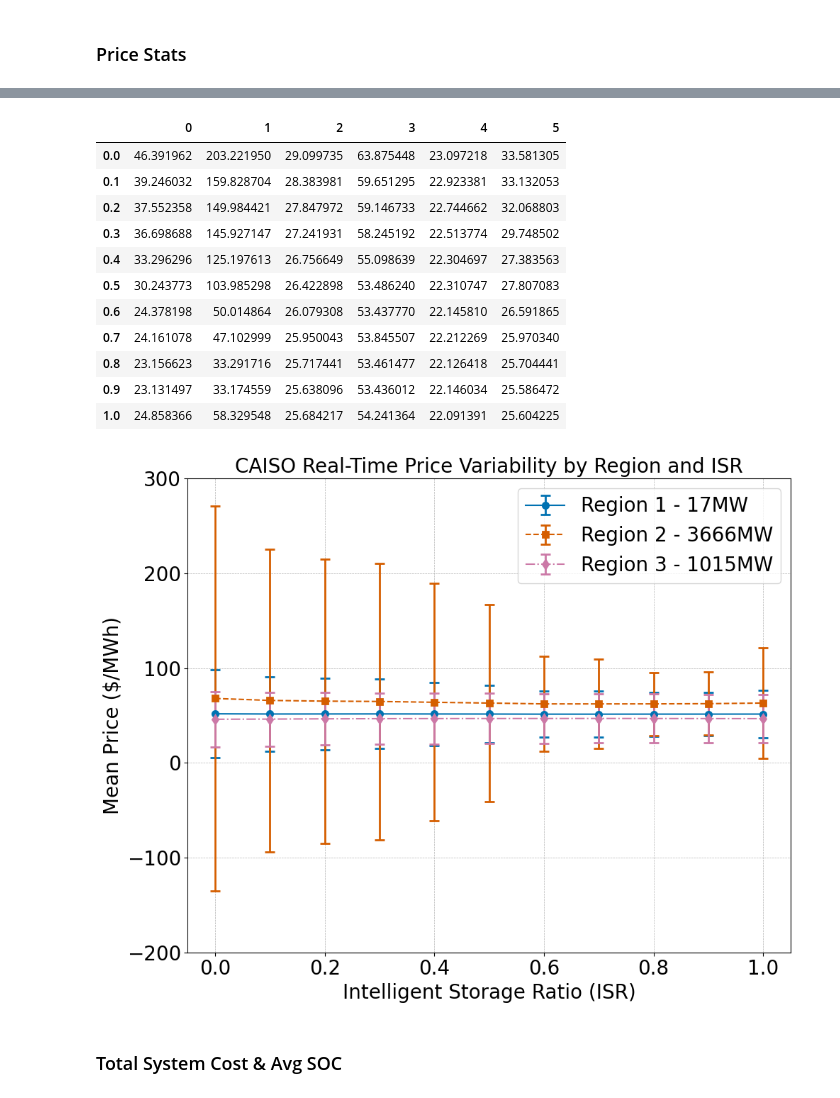
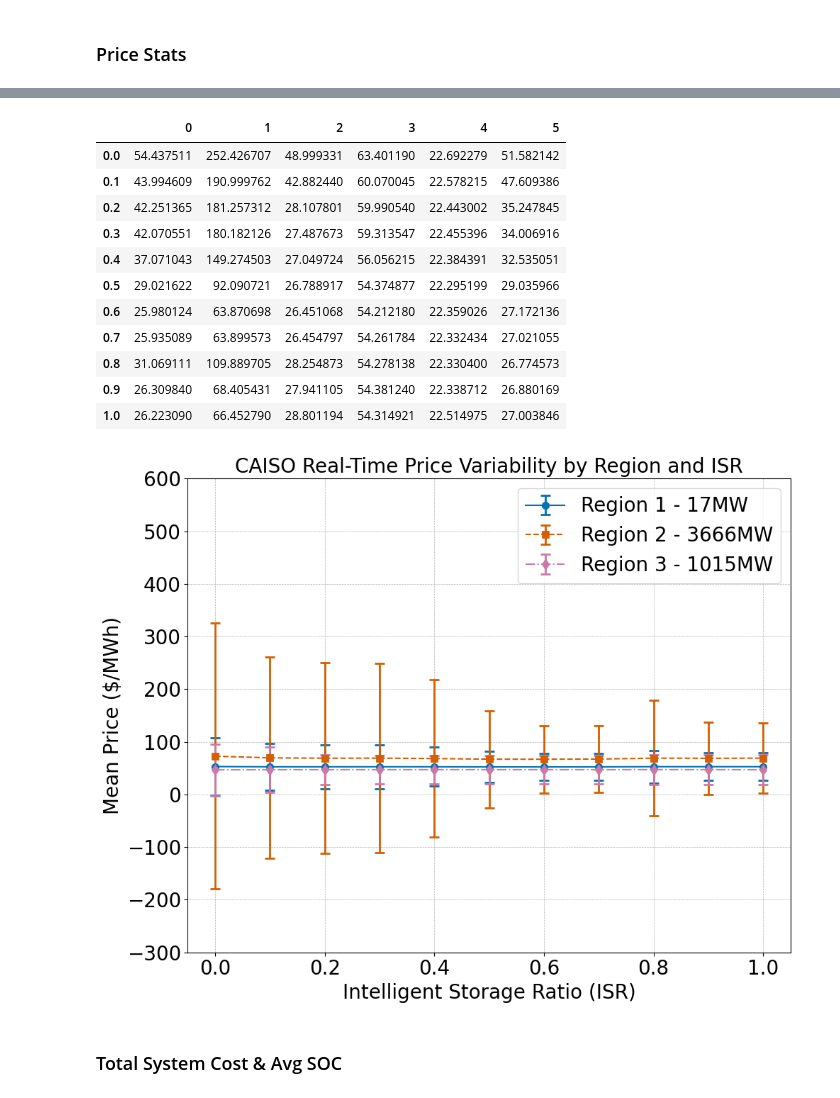
Before and after one commit to niklauskun/STESTS, a Jupyter notebook: Diagnose.ipynb, the cells around one changed output, grey strips where cells are left out. Saved outputs shown, nothing was run; the diff lists cells and outputs as text; code cells hidden in the pictures.

```diff
--- a/Diagnose.ipynb
+++ b/Diagnose.ipynb
@@ -14,10 +14,12 @@ eta = 0.9
 # case_template = 'Strategic/PriceCap/2022_ED1_Strategic_true_FORB_true_ratio{}_Seg1_BAW0_Fuel2.0_NLC1.2_Error0.25NegativeRenew_1.0-2.0-2.0-2.0-2.0'
 # case_template = 'Strategic/Exp1.2/2022/ED1_Strategic_true_FORB_true_ratio{}_Seg5_BAW0_1.0-2.0-2.0-2.0-2.0'
 # case_template = 'Strategic/Cases/20GW/ED1_Strategic_true_FORB_true_ratio{}_Seg1_BAW0_BSESCbid0.5'
-case_template = 'Strategic/9000VOLL/ED1_Strategic_true_FORB_true_ratio{}_Seg1_BAW0_BSESCbid0.5_LDESRatio_1.0_LDESDur_4'
+# case_template = 'Strategic/9000VOLL/ED1_Strategic_true_FORB_true_ratio{}_Seg1_BAW0_BSESCbid0.5_LDESRatio_1.0_LDESDur_4'
+case_template = 'Strategic/9000VOLL/5GW_ED1_Strategic_true_FORB_true_ratio{}_Seg1'
 
 
 ratios = [round(i * 0.1, 1) for i in range(11)]
+# ratios = [round(i * 0.2, 1) for i in range(6)]
 
 ### For random bidding model seletction
 # case_template = 'Strategic/2022/UC25ED{}_Strategic_true_ratio1.0_Seg1_BAW0_MC20.0_hetefalse'
@@ -78,17 +80,17 @@ mean_prices_df
 std_prices_df
 # %% [output]
 |  | 0 | 1 | 2 | 3 | 4 | 5 |
-| 0.0 | 46.391962 | 203.221950 | 29.099735 | 63.875448 | 23.097218 | 33.581305 |
-| 0.1 | 39.246032 | 159.828704 | 28.383981 | 59.651295 | 22.923381 | 33.132053 |
-| 0.2 | 37.552358 | 149.984421 | 27.847972 | 59.146733 | 22.744662 | 32.068803 |
-| 0.3 | 36.698688 | 145.927147 | 27.241931 | 58.245192 | 22.513774 | 29.748502 |
-| 0.4 | 33.296296 | 125.197613 | 26.756649 | 55.098639 | 22.304697 | 27.383563 |
-| 0.5 | 30.243773 | 103.985298 | 26.422898 | 53.486240 | 22.310747 | 27.807083 |
-| 0.6 | 24.378198 | 50.014864 | 26.079308 | 53.437770 | 22.145810 | 26.591865 |
-| 0.7 | 24.161078 | 47.102999 | 25.950043 | 53.845507 | 22.212269 | 25.970340 |
-| 0.8 | 23.156623 | 33.291716 | 25.717441 | 53.461477 | 22.126418 | 25.704441 |
-| 0.9 | 23.131497 | 33.174559 | 25.638096 | 53.436012 | 22.146034 | 25.586472 |
-| 1.0 | 24.858366 | 58.329548 | 25.684217 | 54.241364 | 22.091391 | 25.604225 |
+| 0.0 | 54.437511 | 252.426707 | 48.999331 | 63.401190 | 22.692279 | 51.582142 |
+| 0.1 | 43.994609 | 190.999762 | 42.882440 | 60.070045 | 22.578215 | 47.609386 |
+| 0.2 | 42.251365 | 181.257312 | 28.107801 | 59.990540 | 22.443002 | 35.247845 |
+| 0.3 | 42.070551 | 180.182126 | 27.487673 | 59.313547 | 22.455396 | 34.006916 |
+| 0.4 | 37.071043 | 149.274503 | 27.049724 | 56.056215 | 22.384391 | 32.535051 |
+| 0.5 | 29.021622 | 92.090721 | 26.788917 | 54.374877 | 22.295199 | 29.035966 |
+| 0.6 | 25.980124 | 63.870698 | 26.451068 | 54.212180 | 22.359026 | 27.172136 |
+| 0.7 | 25.935089 | 63.899573 | 26.454797 | 54.261784 | 22.332434 | 27.021055 |
+| 0.8 | 31.069111 | 109.889705 | 28.254873 | 54.278138 | 22.330400 | 26.774573 |
+| 0.9 | 26.309840 | 68.405431 | 27.941105 | 54.381240 | 22.338712 | 26.880169 |
+| 1.0 | 26.223090 | 66.452790 | 28.801194 | 54.314921 | 22.514975 | 27.003846 |
 # %%
 # Assuming mean_prices_df and std_prices_df are already defined
 # Selecting the columns for Regions 1, 2, and 3
@@ -101,35 +103,35 @@ isr_values = mean_prices.index
 
 # New colors and error bar theme
 new_colors = ['#0072B2', '#D55E00', '#CC79A7']  # Updated color palette
 new_labels = ['Region 1 - 17MW', 'Region 2 - 3666MW', 'Region 3 - 1015MW']
 line_styles = ['-', '--', '-.']  # Different line styles for visual distinction
 marker_styles = ['o', 's', 'd']  # Different marker styles for each region
 plt.figure(figsize=(10, 8))
 
 for region, color, label, line_style, marker_style in zip(regions, new_colors, new_labels, line_styles, marker_styles):
     plt.errorbar(isr_values, mean_prices.iloc[:, region], yerr=std_prices.iloc[:, region],
                  label=label, color=color, fmt=line_style + marker_style, capsize=5, elinewidth=2, capthick=2, markeredgewidth=2)
 
 plt.title('CAISO Real-Time Price Variability by Region and ISR', fontsize=20)
 plt.xlabel('Intelligent Storage Ratio (ISR)', fontsize=20)
 plt.ylabel('Mean Price ($/MWh)', fontsize=20)
-plt.ylim([-200, 300])
+plt.ylim([-300, 600])
 plt.legend(fontsize=20, loc = 'upper right')
 plt.grid(True, which='both', linestyle='--', linewidth=0.5)
 
 # Setting tick parameters for both axes
 plt.xticks(fontsize=20)
 plt.yticks(fontsize=20)
 
 plt.tight_layout()
 
 # Save the plot to a file suitable for inclusion in your paper
 # plt.savefig('/mnt/data/caiso_price_variability.png', dpi=300)
 
 # Show the plot
 plt.show()
 # %% [output]
-[figure, old version]
+[figure, new version]
 # %% [markdown]
 ### Total System Cost & Avg SOC
 # %%
```
Also changed, not shown: parts of 21 cells of this notebook, 52 other files.
